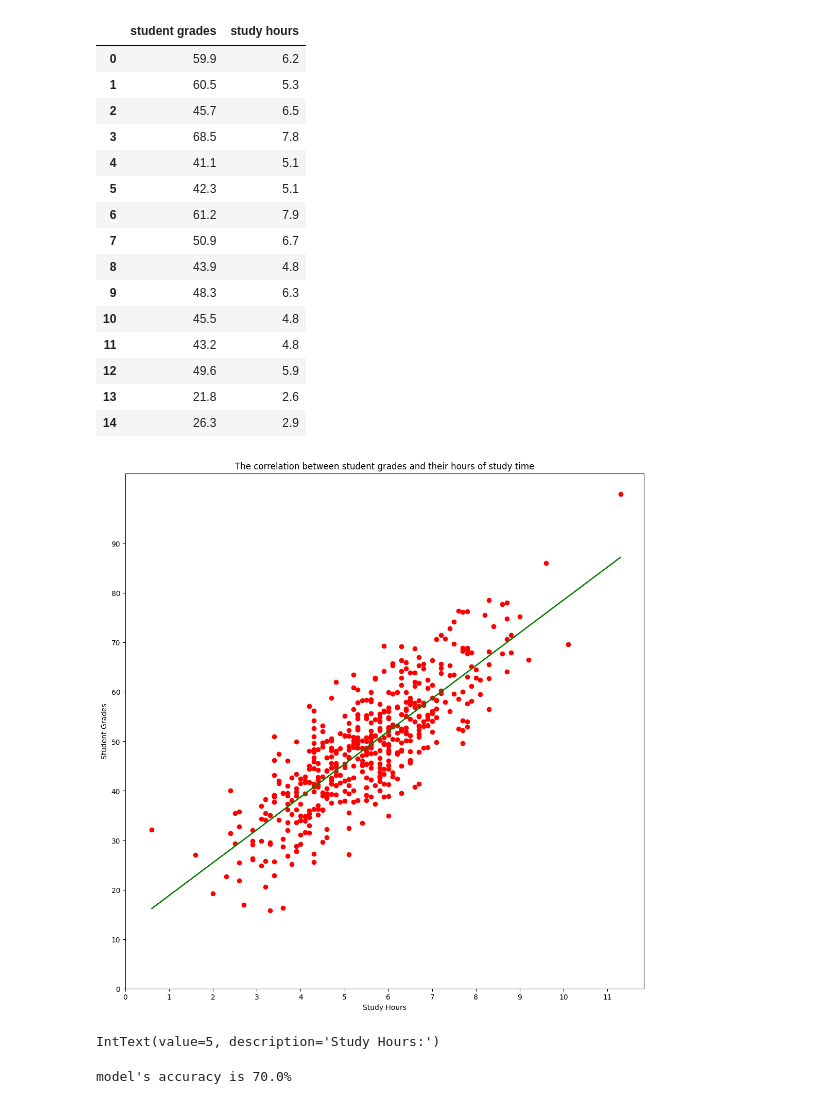
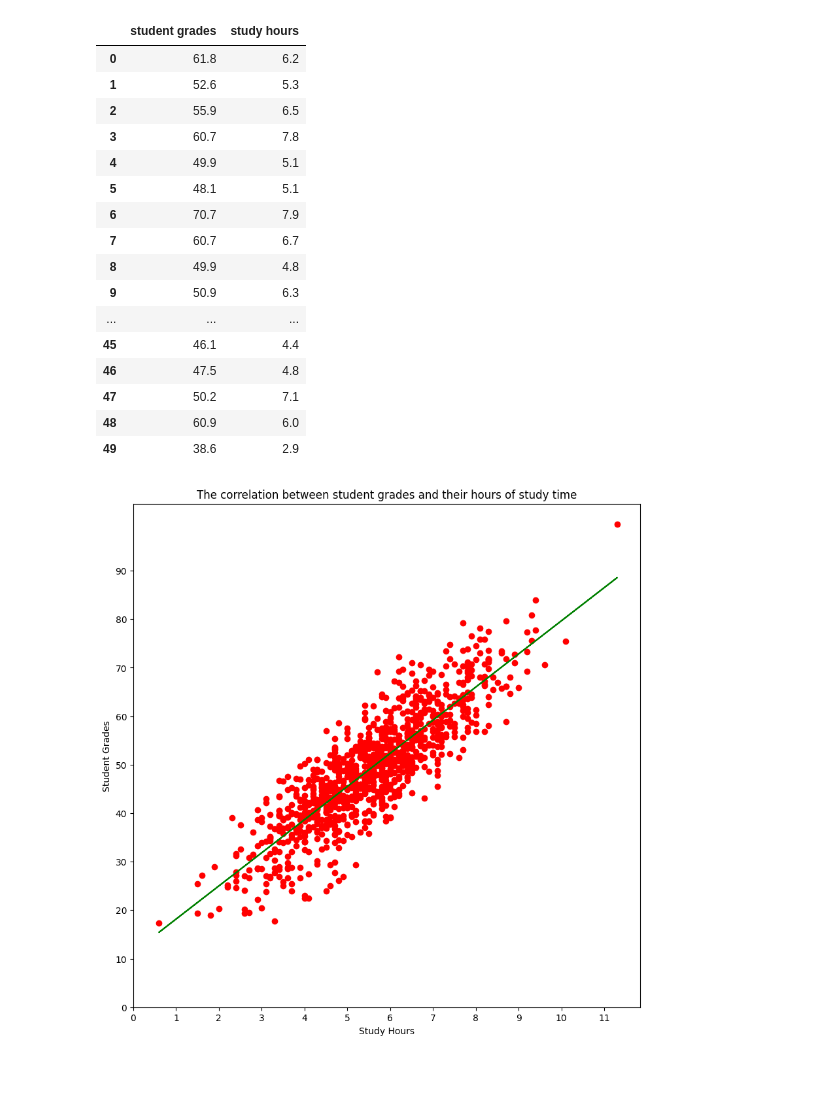
Before and after one commit to Ssevinc/A-simple-linear-regression-implementation, a Jupyter notebook: linear-regression-implementation.ipynb, the cells around one changed output. Saved outputs shown, nothing was run; the diff lists cells and outputs as text; code cells hidden in the pictures; blank space fills up the shorter version.

```diff
--- a/linear-regression-implementation.ipynb
+++ b/linear-regression-implementation.ipynb
@@ -10,10 +12,9 @@ from IPython.display import display
 # %%
-
 np.random.seed(42)
 mean2, std_deviation2 = 5.5 , 1.5
-study_hours = np.round(np.random.normal(mean2,std_deviation2,500),decimals=1)
+study_hours = np.round(np.random.normal(mean2,std_deviation2,1000),decimals=1)
 base_grade = 10
 slope = 7
-random_noise = np.random.normal(0,7,500)
+random_noise = np.random.normal(0,6,1000)
 student_grades = np.round(base_grade + slope *study_hours +random_noise,decimals=1)
-student_grades = np.clip(student_grades,0,100)
+student_grades = np.clip(student_grades,0,200)
@@ -20,63 +27,35 @@ student_grades = np.clip(student_grades,0,100)
 # %%
 data =pd.DataFrame({"student grades": student_grades,"study hours": study_hours})
-data.head(15)
+data.head(50)
 # %% [output]
 |  | student grades | study hours |
-| 0 | 59.9 | 6.2 |
-| 1 | 60.5 | 5.3 |
-| 2 | 45.7 | 6.5 |
-| 3 | 68.5 | 7.8 |
-| 4 | 41.1 | 5.1 |
-| 5 | 42.3 | 5.1 |
-| 6 | 61.2 | 7.9 |
-| 7 | 50.9 | 6.7 |
-| 8 | 43.9 | 4.8 |
-| 9 | 48.3 | 6.3 |
-| 10 | 45.5 | 4.8 |
-| 11 | 43.2 | 4.8 |
-| 12 | 49.6 | 5.9 |
-| 13 | 21.8 | 2.6 |
-| 14 | 26.3 | 2.9 |
+| 0 | 61.8 | 6.2 |
+| 1 | 52.6 | 5.3 |
+| 2 | 55.9 | 6.5 |
+| 3 | 60.7 | 7.8 |
+| 4 | 49.9 | 5.1 |
+| 5 | 48.1 | 5.1 |
+| 6 | 70.7 | 7.9 |
+| 7 | 60.7 | 6.7 |
+| 8 | 49.9 | 4.8 |
+| 9 | 50.9 | 6.3 |
+| ... | ... | ... |
+| 45 | 46.1 | 4.4 |
+| 46 | 47.5 | 4.8 |
+| 47 | 50.2 | 7.1 |
+| 48 | 60.9 | 6.0 |
+| 49 | 38.6 | 2.9 |
 # %%
-
-plt.figure(figsize=(13,13))
+plt.figure(figsize=(10,10))
 plt.scatter(y=student_grades,x=study_hours,color='red')
 slope,intercept = np.polyfit(study_hours,student_grades,1)
-fitted_line = slope*study_hours +intercept
-plt.plot(study_hours,fitted_line,color='green')
+least_squares_line = slope*study_hours +intercept
+plt.plot(study_hours,least_squares_line ,color='green')
 plt.xticks(np.arange(0,max(study_hours),step=1))
 plt.yticks(np.arange(0,max(student_grades),step=10))
 plt.title('The correlation between student grades and their hours of study time')
 plt.xlabel('Study Hours')
 plt.ylabel('Student Grades')
 plt.show()
 # %% [output]
-[figure, old version]
+[figure, new version]
-# %%
-prediction_widget = widgets.IntText(
-    value=5,
-    description="Study Hours:",
-    min=1,
-    max=24,
-    step=1,
-)
-
-display(prediction_widget)
-
-def on_value_change(change):
-    prediction = change.new
-    value = np.round(np.clip(slope*prediction + intercept, 0, 100))
-    print(f"Your predicted grade is {value}")
-
-prediction_widget.observe(on_value_change, names='value')
-# %% [output]
-IntText(value=5, description='Study Hours:')
-# %%
-#model accuracy
-actual_grades = np.array([59,60,46,69,41,42,61,51,44,48,45,22,36])
-predicted_grades = np.array([53,47,55,64,46,46,65,57,44,54,52,29,37])
-r2 = r2_score(actual_grades, predicted_grades)
-percentage = np.round(r2*100)
-print(f"model's accuracy is {percentage}%")
-# %% [output]
-model's accuracy is 70.0%
```
Also changed, not shown: parts of 6 cells of this notebook.
